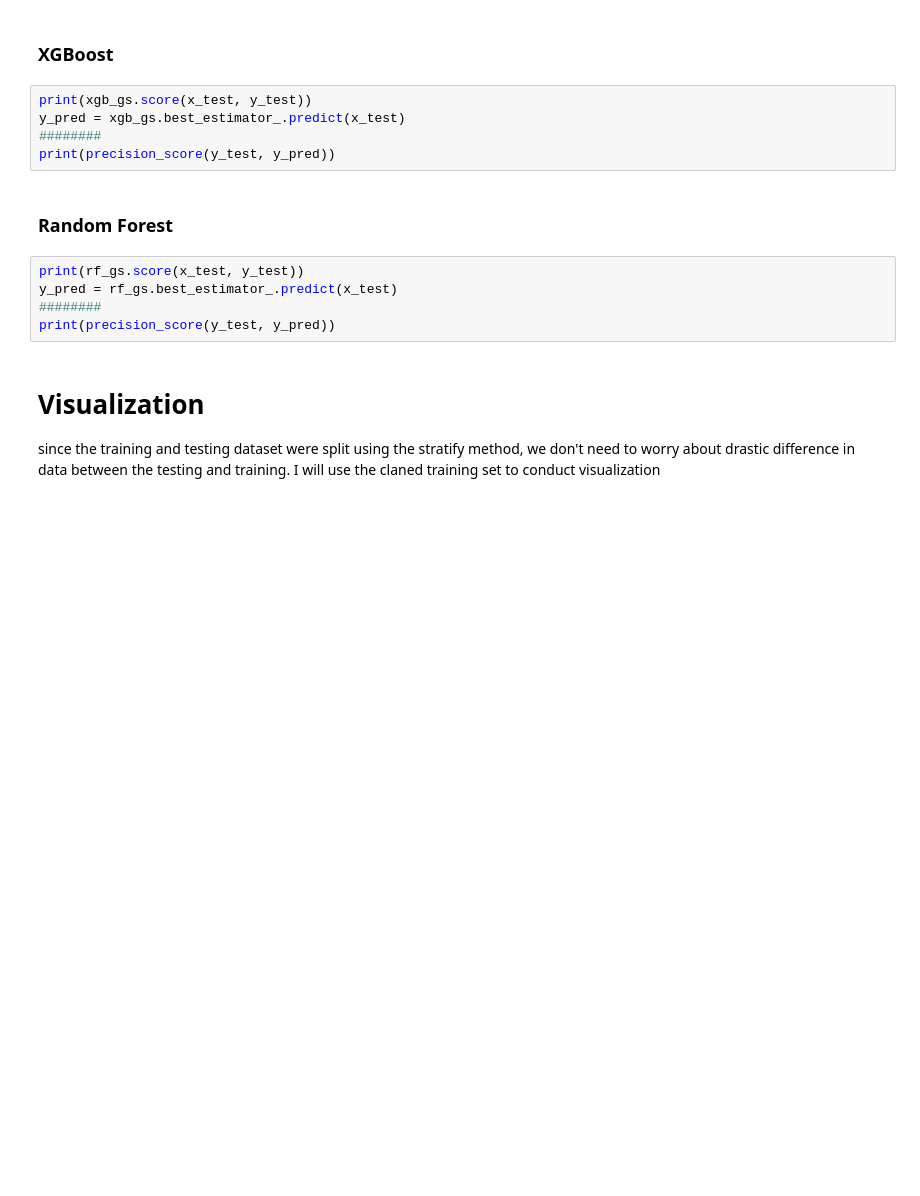
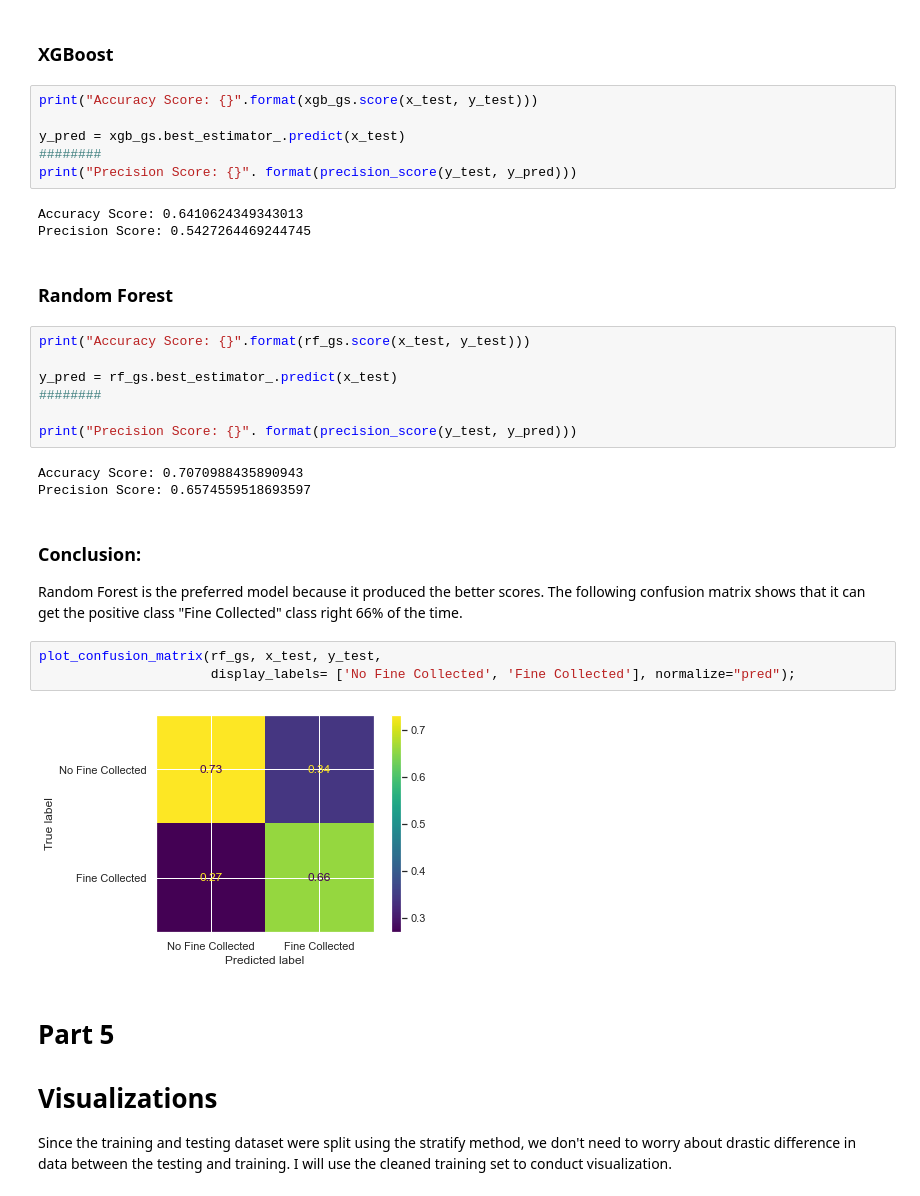
Before and after one commit to allisongao4015/oath_cases, a Jupyter notebook: Final_Notebook.ipynb, the cells around one changed output. Drawn from its saved outputs; the diff is of its cells as text; blank space fills up the shorter version.

```diff
--- a/Final_Notebook.ipynb
+++ b/Final_Notebook.ipynb
@@ -2155,17 +2464,35 @@ y_test = df_test["Hearing Result"]
 # %% [markdown]
 ### XGBoost
 # %%
-print(xgb_gs.score(x_test, y_test))
+print("Accuracy Score: {}".format(xgb_gs.score(x_test, y_test)))
+
 y_pred = xgb_gs.best_estimator_.predict(x_test)
 ########
-print(precision_score(y_test, y_pred))
+print("Precision Score: {}". format(precision_score(y_test, y_pred)))
+# %% [output]
+Accuracy Score: 0.6410624349343013
+Precision Score: 0.5427264469244745
 # %% [markdown]
 ### Random Forest
 # %%
-print(rf_gs.score(x_test, y_test))
+print("Accuracy Score: {}".format(rf_gs.score(x_test, y_test)))
+
 y_pred = rf_gs.best_estimator_.predict(x_test)
 ########
-print(precision_score(y_test, y_pred))
+
+print("Precision Score: {}". format(precision_score(y_test, y_pred)))
+# %% [output]
+Accuracy Score: 0.7070988435890943
+Precision Score: 0.6574559518693597
+# %% [markdown]
+### Conclusion:
+Random Forest is the preferred model because it produced the better scores. The following confusion matrix shows that it can get the positive class "Fine Collected" class right 66% of the time.
+# %%
+plot_confusion_matrix(rf_gs, x_test, y_test,
+                      display_labels= ['No Fine Collected', 'Fine Collected'], normalize="pred");
+# %% [output]
+[figure, added]
 # %% [markdown]
-# Visualization
-since the training and testing dataset were split using the stratify method, we don't need to worry about drastic difference in data between the testing and training. I will use the claned training set to conduct visualization
+# Part 5
+# Visualizations
+Since the training and testing dataset were split using the stratify method, we don't need to worry about drastic difference in data between the testing and training. I will use the cleaned training set to conduct visualization.
```
Also changed, not shown: parts of 116 cells of this notebook.
